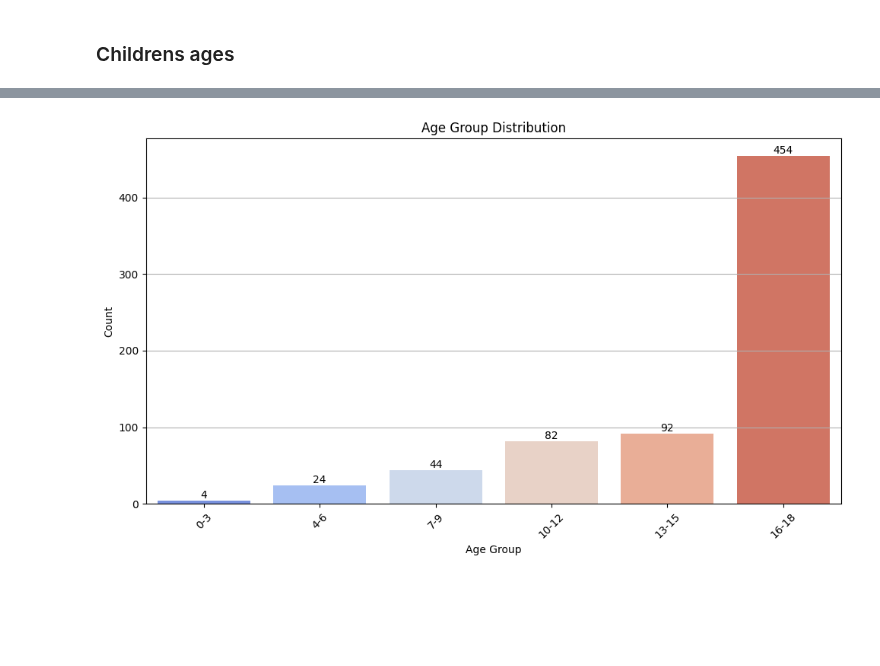
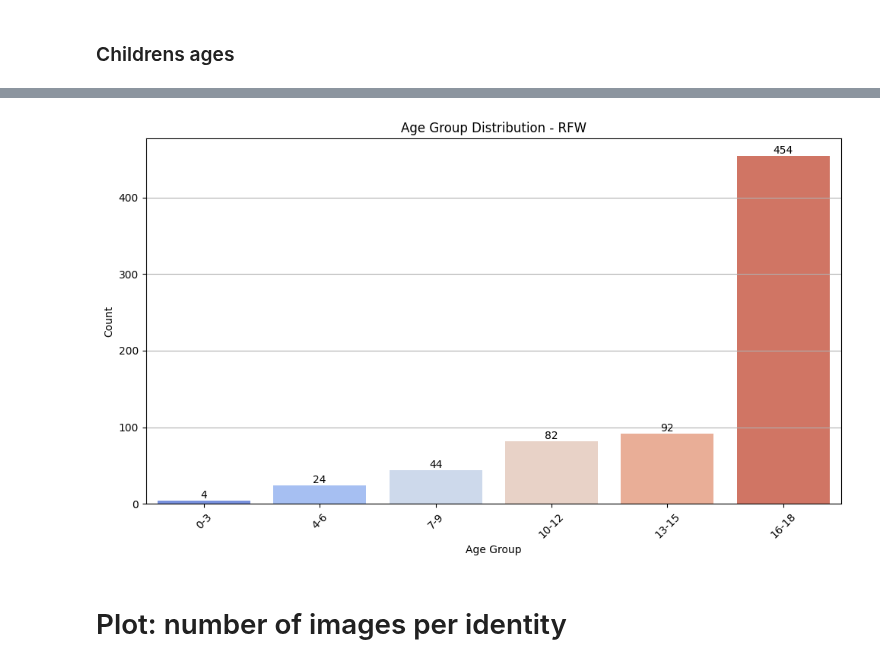
Before and after one commit to Kat-Gabi/Master_Thesis, a Jupyter notebook: notebooks/data_vis/age-estimation_stats.ipynb, the cells around one changed output, grey strips where cells are left out. Cells and saved outputs as stored; diff of their text form; code cells hidden in the pictures; blank space fills up the shorter version.

```diff
--- a/notebooks/data_vis/age-estimation_stats.ipynb
+++ b/notebooks/data_vis/age-estimation_stats.ipynb
@@ -110,7 +110,7 @@ plot_demographic_distribution(df_RFW, column="Age", bins=30, color="skyblue", fi
 # %% [markdown]
 ### Childrens ages
 # %%
-def plot_age_group_distribution(df, figsize=(10, 6)):
+def plot_age_group_distribution(df, title, figsize=(10, 6)):
     """
     Plots the distribution of age groups within the provided DataFrame.
 
@@ -132,7 +132,7 @@ def plot_age_group_distribution(df, figsize=(10, 6)):
     # Create the bar plot for the age groups
     plt.figure(figsize=figsize)
     ax = sns.countplot(data=df, x='Age Group', palette='coolwarm')
-    plt.title("Age Group Distribution")
+    plt.title(f"Age Group Distribution - {title}")
     plt.xlabel("Age Group")
     plt.ylabel("Count")
     plt.xticks(rotation=45)
@@ -155,4 +155,6 @@ plot_age_group_distribution(df_YLFW)
 # %%
-plot_age_group_distribution(df_RFW)
+plot_age_group_distribution(df_RFW, 'RFW')
 # %% [output]
-[figure, old version]
+[figure, new version]
+# %% [markdown]
+# Plot: number of images per identity
```
Also changed, not shown: parts of 17 cells of this notebook.
